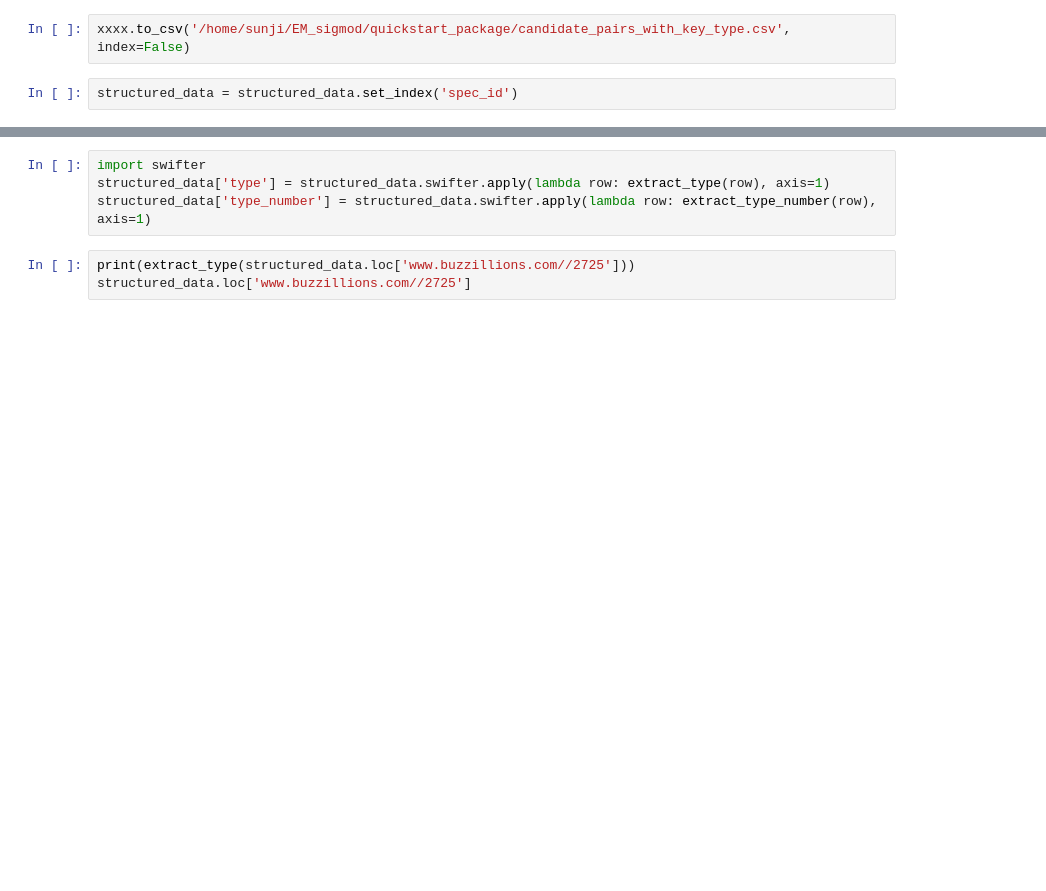
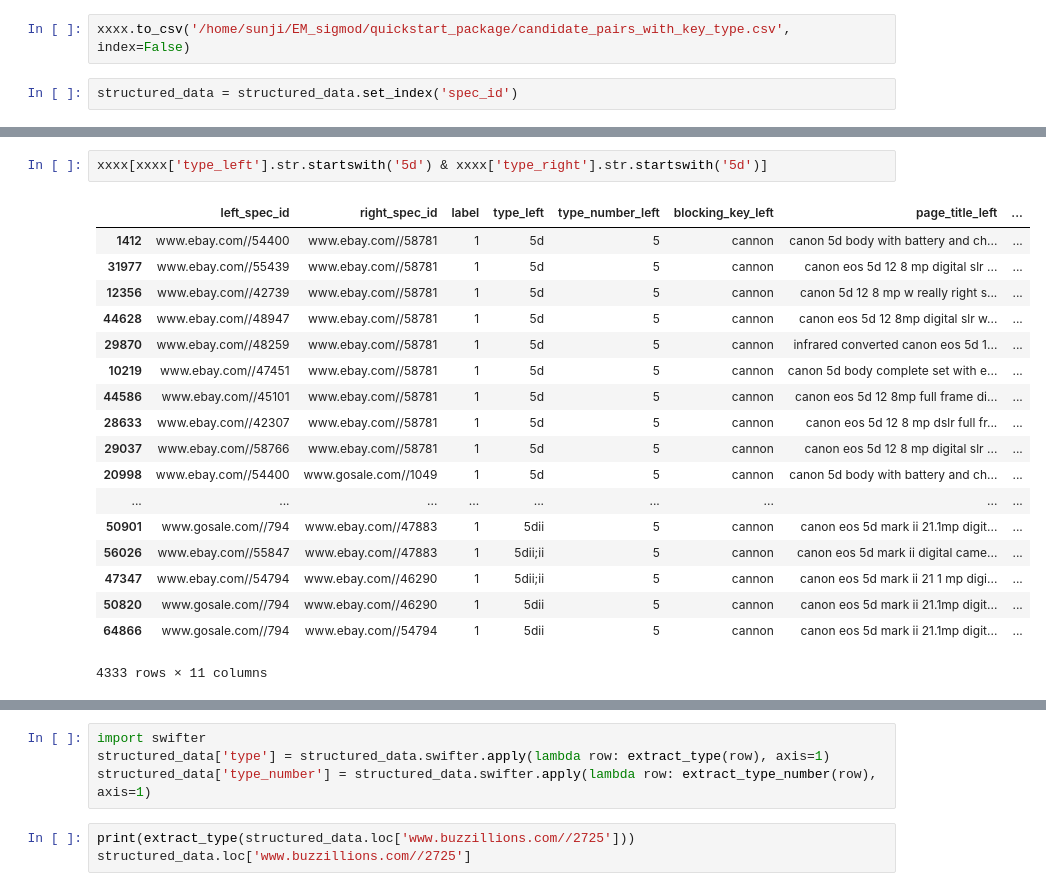
Before and after one commit to greatji/SigmodProgrammingContest2020_code, a Jupyter notebook: Model_1.ipynb, the cells around one changed output, grey strips where cells are left out. Drawn from its saved outputs; the diff is of its cells as text; blank space fills up the shorter version.

```diff
--- a/Model_1.ipynb
+++ b/Model_1.ipynb
@@ -548 +569,22 @@ structured_data = structured_data.set_index('spec_id')
+# %%
+xxxx[xxxx['type_left'].str.startswith('5d') & xxxx['type_right'].str.startswith('5d')]
+# %% [output]
+|  | left_spec_id | right_spec_id | label | type_left | type_number_left | blocking_key_left | page_title_left | ... |
+| 1412 | www.ebay.com//54400 | www.ebay.com//58781 | 1 | 5d | 5 | cannon | canon 5d body with battery and ch... | ... |
+| 31977 | www.ebay.com//55439 | www.ebay.com//58781 | 1 | 5d | 5 | cannon | canon eos 5d 12 8 mp digital slr ... | ... |
+| 12356 | www.ebay.com//42739 | www.ebay.com//58781 | 1 | 5d | 5 | cannon | canon 5d 12 8 mp w really right s... | ... |
+| 44628 | www.ebay.com//48947 | www.ebay.com//58781 | 1 | 5d | 5 | cannon | canon eos 5d 12 8mp digital slr w... | ... |
+| 29870 | www.ebay.com//48259 | www.ebay.com//58781 | 1 | 5d | 5 | cannon | infrared converted canon eos 5d 1... | ... |
+| 10219 | www.ebay.com//47451 | www.ebay.com//58781 | 1 | 5d | 5 | cannon | canon 5d body complete set with e... | ... |
+| 44586 | www.ebay.com//45101 | www.ebay.com//58781 | 1 | 5d | 5 | cannon | canon eos 5d 12 8mp full frame di... | ... |
+| 28633 | www.ebay.com//42307 | www.ebay.com//58781 | 1 | 5d | 5 | cannon | canon eos 5d 12 8 mp dslr full fr... | ... |
+| 29037 | www.ebay.com//58766 | www.ebay.com//58781 | 1 | 5d | 5 | cannon | canon eos 5d 12 8 mp digital slr ... | ... |
+| 20998 | www.ebay.com//54400 | www.gosale.com//1049 | 1 | 5d | 5 | cannon | canon 5d body with battery and ch... | ... |
+| ... | ... | ... | ... | ... | ... | ... | ... | ... |
+| 50901 | www.gosale.com//794 | www.ebay.com//47883 | 1 | 5dii | 5 | cannon | canon eos 5d mark ii 21.1mp digit... | ... |
+| 56026 | www.ebay.com//55847 | www.ebay.com//47883 | 1 | 5dii;ii | 5 | cannon | canon eos 5d mark ii digital came... | ... |
+| 47347 | www.ebay.com//54794 | www.ebay.com//46290 | 1 | 5dii;ii | 5 | cannon | canon eos 5d mark ii 21 1 mp digi... | ... |
+| 50820 | www.gosale.com//794 | www.ebay.com//46290 | 1 | 5dii | 5 | cannon | canon eos 5d mark ii 21.1mp digit... | ... |
+| 64866 | www.gosale.com//794 | www.ebay.com//54794 | 1 | 5dii | 5 | cannon | canon eos 5d mark ii 21.1mp digit... | ... |
+4333 rows × 11 columns
 # %%
```
Also changed, not shown: parts of 7 cells of this notebook, 1 other file.
